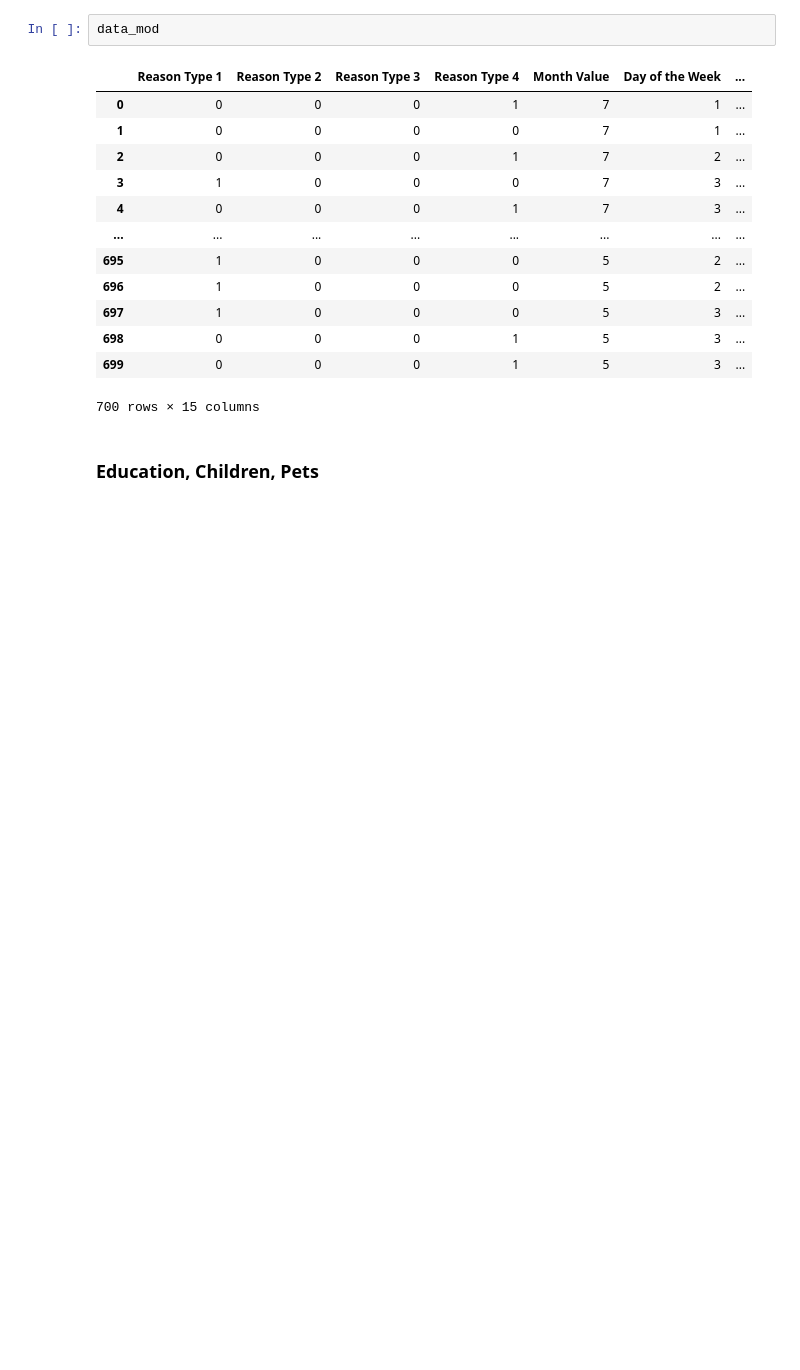
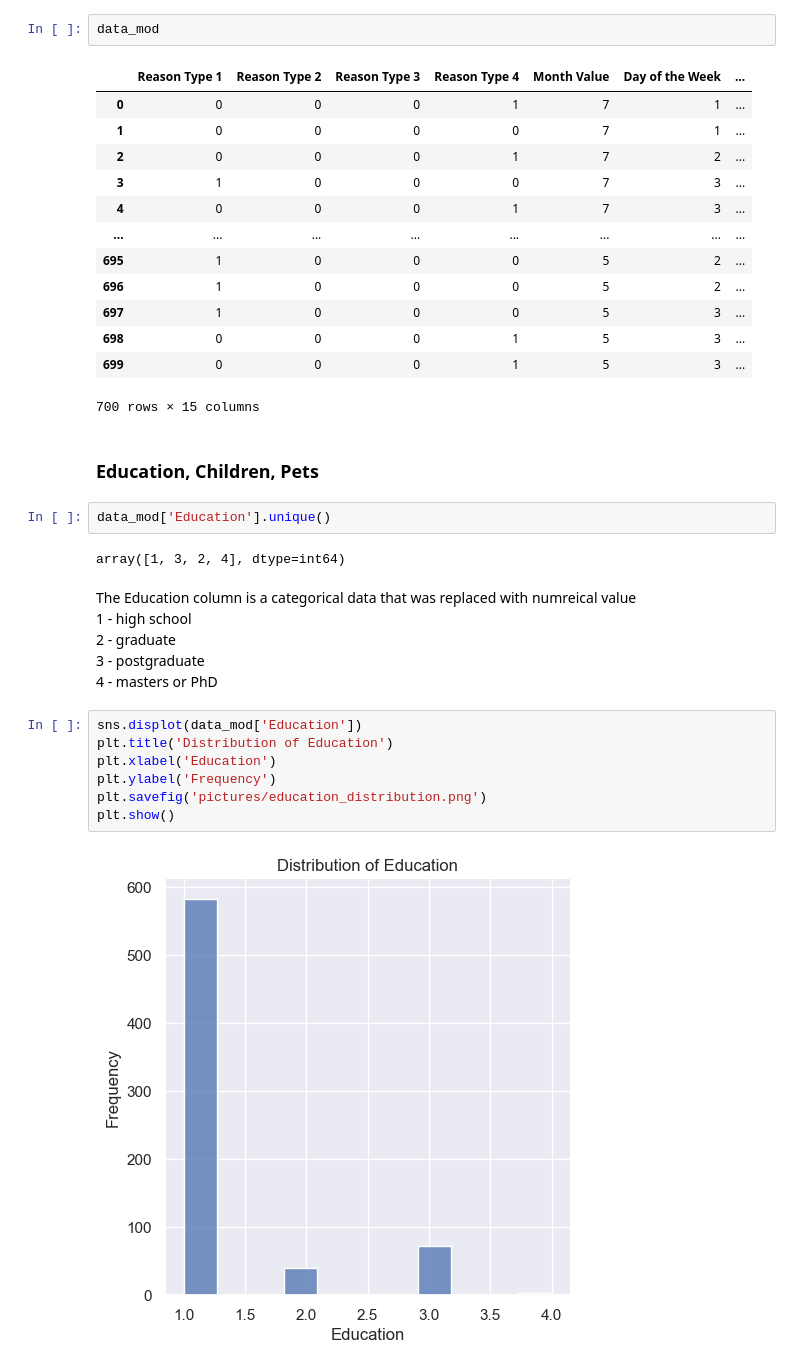
Before and after one commit to joseph-ishola/Employee-Absenteeism, a Jupyter notebook: log_reg.ipynb, the cells around one changed output. Cells and saved outputs as stored; diff of their text form; blank space fills up the shorter version.

```diff
--- a/log_reg.ipynb
+++ b/log_reg.ipynb
@@ -381,3 +381,22 @@ data_mod
 700 rows × 15 columns
 # %% [markdown]
 ### Education, Children, Pets
+# %%
+data_mod['Education'].unique()
+# %% [output]
+array([1, 3, 2, 4], dtype=int64)
+# %% [markdown]
+The Education column is a categorical data that was replaced with numreical value \
+1 - high school \
+2 - graduate \
+3 - postgraduate \
+4 - masters or PhD
+# %%
+sns.displot(data_mod['Education'])
+plt.title('Distribution of Education')
+plt.xlabel('Education')
+plt.ylabel('Frequency')
+plt.savefig('pictures/education_distribution.png')
+plt.show()
+# %% [output]
+[figure, added]
```
Also changed, not shown: parts of 21 cells of this notebook, 2 other files.
